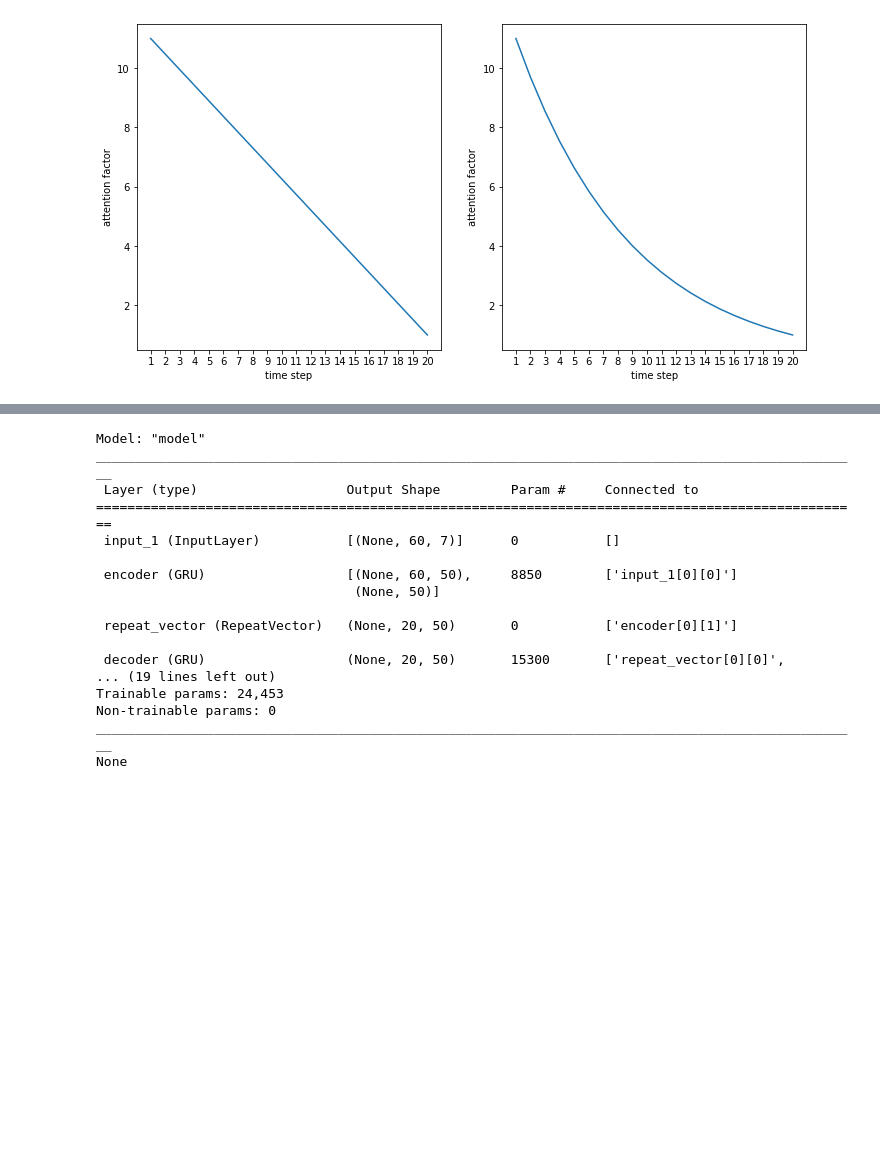
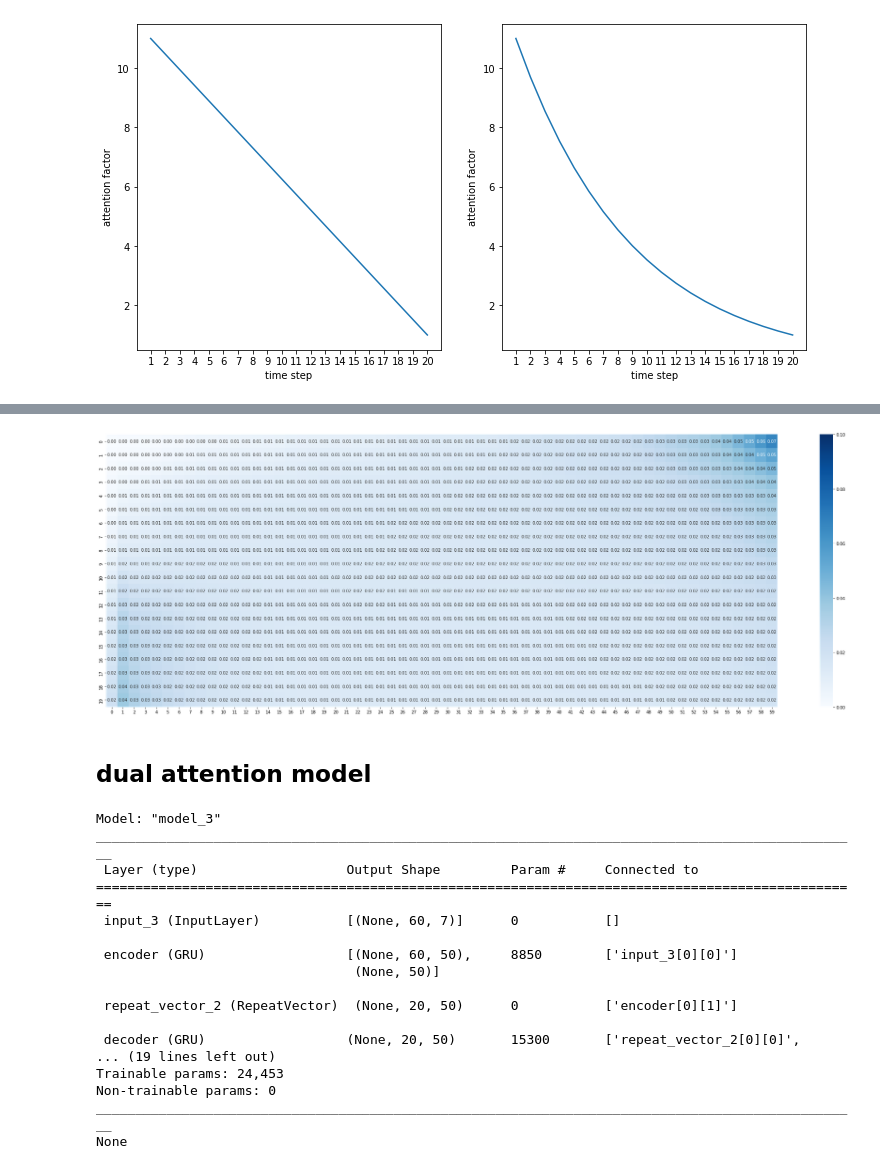
Before and after one commit to pseokyoung/22_Dual_Attention, a Jupyter notebook: 2_rnn_model.ipynb, the cells around one changed output, grey strips where cells are left out. Saved outputs shown, nothing was run; the diff lists cells and outputs as text; code cells hidden in the pictures; blank space fills up the shorter version.

Commit message:
update rnn models

```diff
--- a/2_rnn_model.ipynb
+++ b/2_rnn_model.ipynb
@@ -111,0 +197,29 @@ delta 10
+# %%
+# supervised attention factor 생성
+delta = 1
+att_type = 'linear'
+factor = rnn.super_attention(delta, future_size, future_num, att_type)
+
+# RNN class 생성
+ATT_seq2seq_GRU = rnn.RNN(history_series, history_var, future_series, future_var)
+
+# 테스트 데이터 스플릿
+test_size = 0.2
+test_num = -1
+ATT_seq2seq_GRU.train_test(test_size=test_size, test_num=test_num)
+
+# 검증 데이터 스플릿
+valid_size = ATT_seq2seq_GRU.history_test.shape[0]/ATT_seq2seq_GRU.history_train.shape[0]
+ATT_seq2seq_GRU.train_valid(valid_size=valid_size)
+
+# 데이터 스케일링
+ATT_seq2seq_GRU.scaling()
+
+# 모델 구성
+num_layers = 1
+num_neurons = 50
+dense_layers = 1
+dense_neurons = 50
+model_type = 'att_seq2seq_gru'
+ATT_seq2seq_GRU.build_model(num_layers=num_layers, num_neurons=num_neurons, dense_layers=dense_layers, dense_neurons=dense_neurons, model_type=model_type, factor=factor)
+print(ATT_seq2seq_GRU.model.summary())
@@ -111,0 +244,9 @@ delta 10
+# %%
+model_num = 'test'
+model_name = f"{num_layers}_{num_neurons}_{dense_layers}_{dense_neurons}_{model_type}_{model_num}"
+
+if not exists("./model", model_name, 'model'):
+    ATT_seq2seq_GRU.train()
+    ATT_seq2seq_GRU.save_model(f"./model/{model_name}")
+else:
+    ATT_seq2seq_GRU.model = loadfile("./model", model_name, 'model')
@@ -112,37 +275,56 @@ delta 10
+# %%
+attention = ATT_seq2seq_GRU.get_attention(ATT_seq2seq_GRU.history_test_sc)
+attention_mean = attention.mean(axis=0)
+attention_std = attention.std(axis=0)
+
+plt.figure(figsize=(36,12))
+ax = sns.heatmap(attention_mean, cmap='Blues', vmin=0, vmax=0.1, annot=True, fmt='.2f')
+# %% [output]
+[figure, added]
+# %% [markdown]
+## dual attention model
 # %%
+# supervised attention factor 생성
 delta = 1
-factor = rnn.super_attention(delta, future_size, future_num, 'linear')
+att_type = 'linear'
+factor = rnn.super_attention(delta, future_size, future_num, att_type)
 
-DATT_seq2seq_GRU = rnn.RNN(history_series, future_series)
+# RNN class 생성
+DATT_seq2seq_GRU = rnn.RNN(history_series, history_var, future_series, future_var)
 
+# 테스트 데이터 스플릿
 test_size = 0.2
 test_num = -1
 DATT_seq2seq_GRU.train_test(test_size=test_size, test_num=test_num)
 
+# 검증 데이터 스플릿
 valid_size = DATT_seq2seq_GRU.history_test.shape[0]/DATT_seq2seq_GRU.history_train.shape[0]
 DATT_seq2seq_GRU.train_valid(valid_size=valid_size)
 
+# 데이터 스케일링
 DATT_seq2seq_GRU.scaling()
 
+# 모델 구성
 num_layers = 1
 num_neurons = 50
 dense_layers = 1
 dense_neurons = 50
-DATT_seq2seq_GRU.build_model(num_layers=1, num_neurons=50, dense_layers=1, dense_neurons=50, model_type='datt_seq2seq_gru', factor=factor)
+model_type = 'datt_seq2seq_gru'
+DATT_seq2seq_GRU.build_model(num_layers=num_layers, num_neurons=num_neurons, dense_layers=dense_layers, dense_neurons=dense_neurons, model_type=model_type, factor=factor)
 print(DATT_seq2seq_GRU.model.summary())
 # %% [output]
-Model: "model"
+Model: "model_3"
 __________________________________________________________________________________________________
  Layer (type)                   Output Shape         Param #     Connected to
 ==================================================================================================
- input_1 (InputLayer)           [(None, 60, 7)]      0           []
+ input_3 (InputLayer)           [(None, 60, 7)]      0           []
 
- encoder (GRU)                  [(None, 60, 50),     8850        ['input_1[0][0]']
+ encoder (GRU)                  [(None, 60, 50),     8850        ['input_3[0][0]']
                                  (None, 50)]
 
- repeat_vector (RepeatVector)   (None, 20, 50)       0           ['encoder[0][1]']
+ repeat_vector_2 (RepeatVector)  (None, 20, 50)      0           ['encoder[0][1]']
 
- decoder (GRU)                  (None, 20, 50)       15300       ['repeat_vector[0][0]',
+ decoder (GRU)                  (None, 20, 50)       15300       ['repeat_vector_2[0][0]',
 ... (19 lines left out)
 Trainable params: 24,453
 Non-trainable params: 0
```
Also changed, not shown: parts of 13 cells of this notebook, 17 other files.
